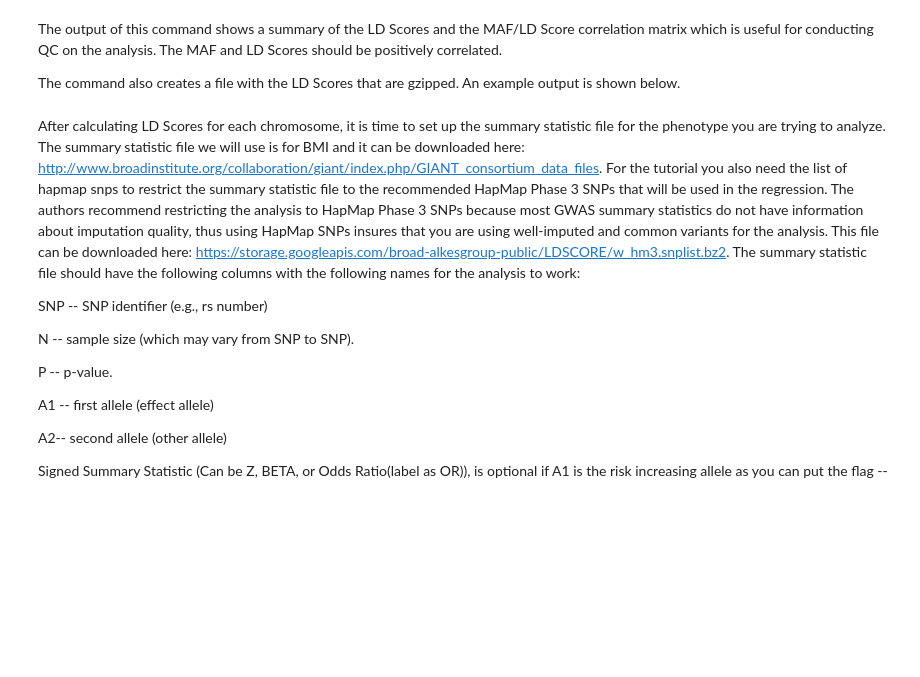
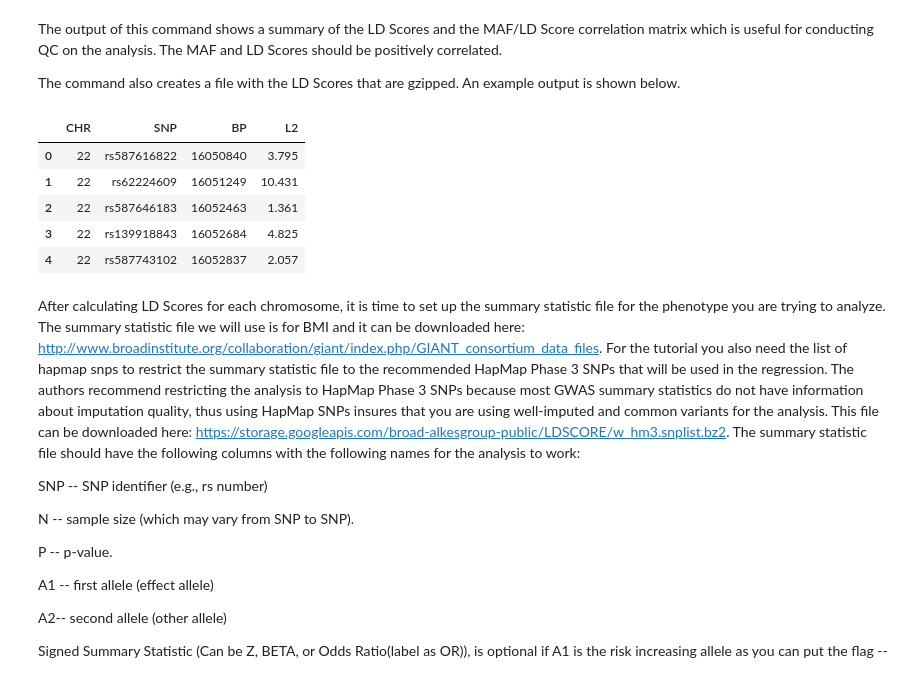
Before and after one commit to cumc/bioworkflows, a Jupyter notebook: LDSC/LDSC.ipynb, the cells around one changed output. Cells and saved outputs as stored; diff of their text form; code cells hidden in the pictures; blank space fills up the shorter version.

```diff
--- a/LDSC/LDSC.ipynb
+++ b/LDSC/LDSC.ipynb
@@ -165,7 +182,18 @@ The output of this command shows a summary of the LD Scores and the MAF/LD Score
 
 The command also creates a file with the LD Scores that are gzipped. An example output is shown below.
 # %%
-zless tutorial.22.l2.ldscore.gz | head
+import pandas as pd
+
+results = pd.read_csv("tutorial.22.l2.ldscore.gz",sep="\t")
+
+results.head()
+# %% [output]
+|  | CHR | SNP | BP | L2 |
+| 0 | 22 | rs587616822 | 16050840 | 3.795 |
+| 1 | 22 | rs62224609 | 16051249 | 10.431 |
+| 2 | 22 | rs587646183 | 16052463 | 1.361 |
+| 3 | 22 | rs139918843 | 16052684 | 4.825 |
+| 4 | 22 | rs587743102 | 16052837 | 2.057 |
 # %% [markdown]
 After calculating LD Scores for each chromosome, it is time to set up the summary statistic file for the phenotype you are trying to analyze. The summary statistic file we will use is for BMI and it can be downloaded here: http://www.broadinstitute.org/collaboration/giant/index.php/GIANT_consortium_data_files. For the tutorial you also need the list of hapmap snps to restrict the summary statistic file to the recommended HapMap Phase 3 SNPs that will be used in the regression. The authors recommend restricting the analysis to HapMap Phase 3 SNPs because most GWAS summary statistics do not have information about imputation quality, thus using HapMap SNPs insures that you are using well-imputed and common variants for the analysis. This file can be downloaded here: https://storage.googleapis.com/broad-alkesgroup-public/LDSCORE/w_hm3.snplist.bz2. The summary statistic file should have the following columns with the following names for the analysis to work:
 
```
Also changed, not shown: parts of 16 cells of this notebook.
